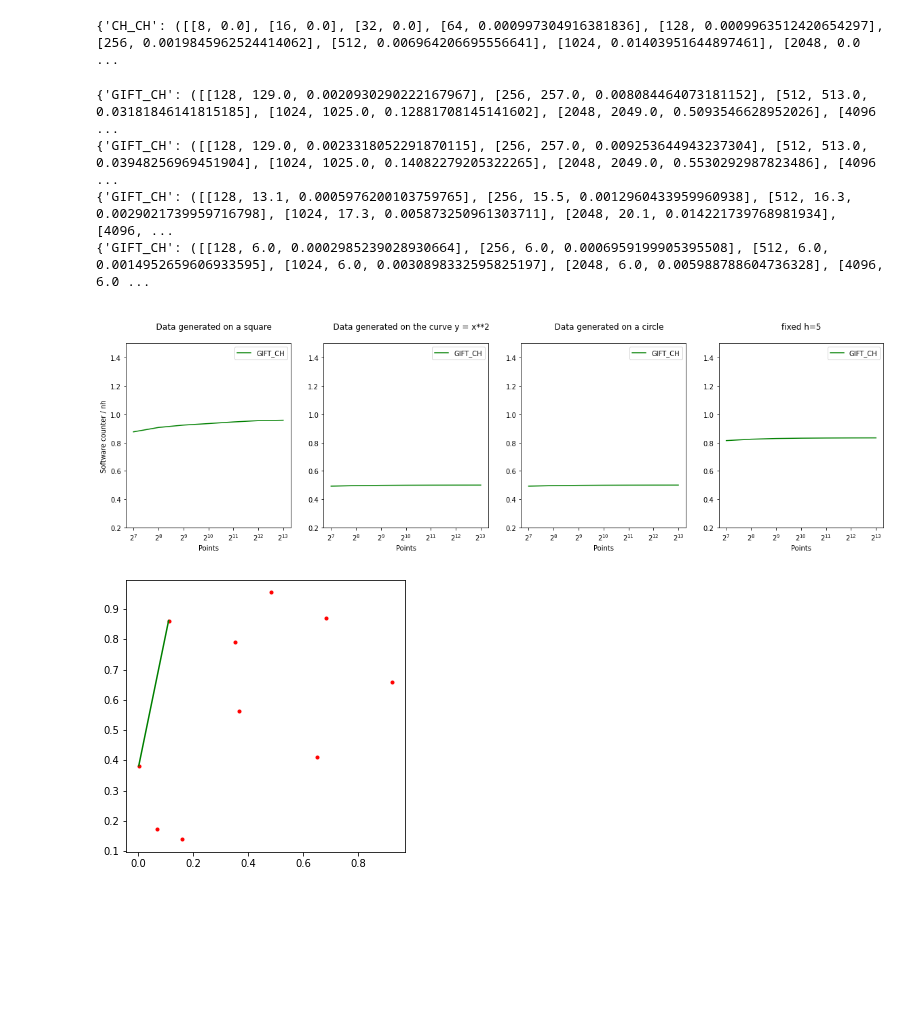
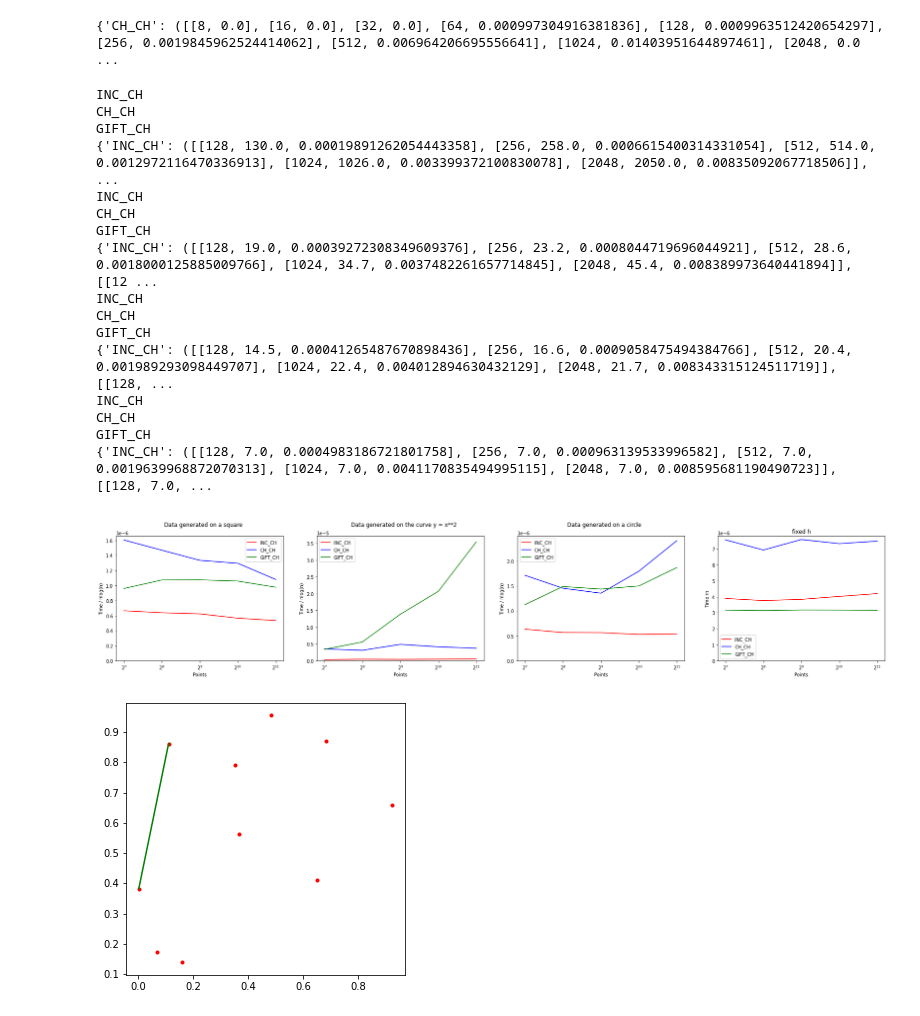
Before and after one commit to Nimakii/etkortnavn, a Jupyter notebook: handin2/H2.ipynb, the cells around one changed output. Saved outputs shown, nothing was run; the diff lists cells and outputs as text; code cells hidden in the pictures; blank space fills up the shorter version.

```diff
--- a/handin2/H2.ipynb
+++ b/handin2/H2.ipynb
@@ -621,6 +621,7 @@ def timeAlgorithm(alg, datasets):
 def experiment(datasets, algos):
     resDict = {}
     for algo in algos:
+        print(algo.__name__)
         resDict[algo.__name__] = timeAlgorithm(algo, datasets)
     return resDict
 
@@ -637,25 +638,41 @@ def runAllAlgos_fixedH(maxn, fixedh):
     datasets = []
     for i in range(7, maxn):
         datasets.append([generate_fixed_sized_disk(2**i, fixedh) for _ in range(num_reps)])
-    res = experiment(datasets, [INC_CH, CH_CH,GIFT_CH])
+    res = experiment(datasets, [INC_CH, CH_CH, GIFT_CH])
     print(res)
     return res
 
-max_i = 14
+max_i = 12
 res_poly = runAllAlgos(generate_poly, max_i)
-res_circle = runAllAlgos(generate_circle_circumference, max_i)
+res_circle = runAllAlgos(generate_circle, max_i)
 res_square = runAllAlgos(generate_square, max_i)
 res_fixedh = runAllAlgos_fixedH(max_i, 5)
 # %% [output]
-{'GIFT_CH': ([[128, 129.0, 0.0020930290222167967], [256, 257.0, 0.008084464073181152], [512, 513.0, 0.03181846141815185], [1024, 1025.0, 0.12881708145141602], [2048, 2049.0, 0.5093546628952026], [4096 ...
-{'GIFT_CH': ([[128, 129.0, 0.0023318052291870115], [256, 257.0, 0.009253644943237304], [512, 513.0, 0.03948256969451904], [1024, 1025.0, 0.14082279205322265], [2048, 2049.0, 0.5530292987823486], [4096 ...
-{'GIFT_CH': ([[128, 13.1, 0.0005976200103759765], [256, 15.5, 0.0012960433959960938], [512, 16.3, 0.0029021739959716798], [1024, 17.3, 0.005873250961303711], [2048, 20.1, 0.014221739768981934], [4096, ...
-{'GIFT_CH': ([[128, 6.0, 0.0002985239028930664], [256, 6.0, 0.0006959199905395508], [512, 6.0, 0.0014952659606933595], [1024, 6.0, 0.0030898332595825197], [2048, 6.0, 0.005988788604736328], [4096, 6.0 ...
+INC_CH
+CH_CH
+GIFT_CH
+{'INC_CH': ([[128, 130.0, 0.00019891262054443358], [256, 258.0, 0.0006615400314331054], [512, 514.0, 0.0012972116470336913], [1024, 1026.0, 0.003399372100830078], [2048, 2050.0, 0.00835092067718506]], ...
+INC_CH
+CH_CH
+GIFT_CH
+{'INC_CH': ([[128, 19.0, 0.00039272308349609376], [256, 23.2, 0.0008044719696044921], [512, 28.6, 0.0018000125885009766], [1024, 34.7, 0.0037482261657714845], [2048, 45.4, 0.008389973640441894]], [[12 ...
+INC_CH
+CH_CH
+GIFT_CH
+{'INC_CH': ([[128, 14.5, 0.00041265487670898436], [256, 16.6, 0.0009058475494384766], [512, 20.4, 0.001989293098449707], [1024, 22.4, 0.004012894630432129], [2048, 21.7, 0.008343315124511719]], [[128, ...
+INC_CH
+CH_CH
+GIFT_CH
+{'INC_CH': ([[128, 7.0, 0.0004983186721801758], [256, 7.0, 0.000963139533996582], [512, 7.0, 0.0019639968872070313], [1024, 7.0, 0.0041170835494995115], [2048, 7.0, 0.008595681190490723]], [[128, 7.0, ...
 # %%
 color = {"CH_CH": "b-", "GIFT_CH": "g-", "INC_CH": "r-"}
 plt.rcParams['figure.figsize'] = [5,5]
 
-def plotResultTimeDict(res, title, f = lambda n,h: 1):
+mads = 1
+def plotResultTimeDict(res, title, f = lambda n,h: 1, yaxis="Time"):
+    global mads
+    plt.subplot(1,4,mads)
+    mads+=1
     for key in res.keys():
         inc_ch_time = res[key][0]
         # inc_ch_count = res[key][1]
@@ -667,56 +684,60 @@ def plotResultTimeDict(res, title, f = lambda n,h: 1):
     plt.legend()
     plt.ylim(0)
     plt.xscale('log', base=2)
-    plt.ylabel("Time")
+    plt.ylabel(yaxis)
     plt.xlabel("Points")
-    plt.show()
+    # plt.show()
 
-mads = 1
-def plotResultCountDict(res, title, f = lambda n,h: 1):
+def plotResultCountDict(res, title, f = lambda n,h: 1, yaxis="Software counter"):
     global mads
     plt.subplot(1,4,mads)
     mads += 1
 
     for key in res.keys():
         # inc_ch_time = res[key][0]
         inc_ch_count = res[key][1]
 
         nlist,hlist,countlist = list(zip(*inc_ch_count))
         countlistz = [ t / f(n,h) for n,t,h in zip(nlist,countlist,hlist) ]
         plt.plot(nlist,countlistz,color[key], label=key)
 
     plt.title(title)
     plt.legend()
-    plt.ylim(0.2, 1.5)
+    plt.ylim(0, 20)
     plt.xlabel("Points")
+    plt.ylabel(yaxis)
     plt.xscale('log', base=2)
+    plt.show()
 
 
 nlogn = ( lambda n,h : n*math.log(n) )
 nlogh = ( lambda n,h: n*math.log(h))
 nh = ( lambda n,h: n*h )
 n_ = ( lambda n,h: n )
+nn = (lambda n,h: n**2)
+n3 = (lambda n,h: n**(4/3))
+nloglogn = (lambda n,h : n*math.log(math.log(n)))
+nlogn3 = (lambda n,h : n*math.log(n**(1/3)))
 
-plt.rcParams['figure.figsize'] = [20,5]
+# plt.rcParams['figure.figsize'] = [5,5]
+plt.rcParams['figure.figsize'] = [30,5]
 mads = 1
-plotResultCountDict(res_square, generate_square.__doc__, nh)
-plt.ylabel("Software counter / nh")
-# plotResultTimeDict(res_square, generate_square.__doc__, nlogn)
+# plotResultCountDict(res_circle, generate_circle.__doc__,nlogn, "Software counter / nlogn")
+# plotResultCountDict(res_fixedh, "fixed h=5\n",n_, "Software counter / n")
+# plotResultCountDict(res_poly, generate_poly.__doc__, nlogn, "Software counter / nlogn")
+# plotResultCountDict(res_square, generate_square.__doc__, nlogn , "Software counter / nlogn")
+plotResultTimeDict(res_square, generate_square.__doc__, nlogn, "Time / nlog(n)")
 
-plotResultCountDict(res_poly, generate_poly.__doc__, nh)
-# plotResultTimeDict(res_poly, generate_poly.__doc__, nlogn)
+plotResultTimeDict(res_poly, generate_poly.__doc__, nlogn, "Time / nlog(n)")
 
-plotResultCountDict(res_circle, generate_circle.__doc__,nh)
-# plotResultTimeDict(res_circle, generate_circle.__doc__, nlogn)
+plotResultTimeDict(res_circle, generate_circle.__doc__, nlogn, "Time / nlog(n)")
 
-plotResultCountDict(res_fixedh, "fixed h=5\n",nh)
-# plotResultTimeDict(res_fixedh, "fixed h",nlogn)
+plotResultTimeDict(res_fixedh, "fixed h",n_, "Time /n")
 # plt.subplots_adjust(wspace=0)
-plt.show()
-
+# plt.show()
 plt.rcParams['figure.figsize'] = [5,5]
 # %% [output]
-[figure, old version]
+[figure, new version]
 # %%
 def compute_tangent(pts, p):
     q = pts[0] if not pts[0] == p else pts[1]
```
Also changed, not shown: parts of 2 cells of this notebook, 11 other files.
